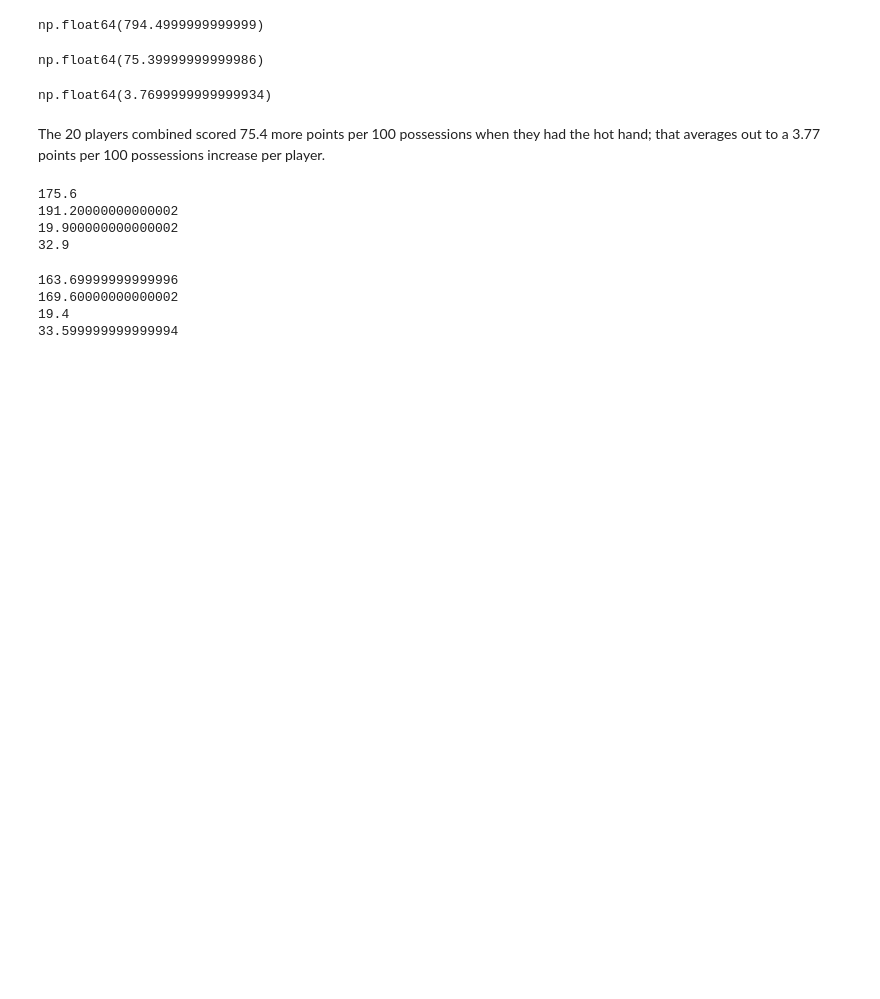
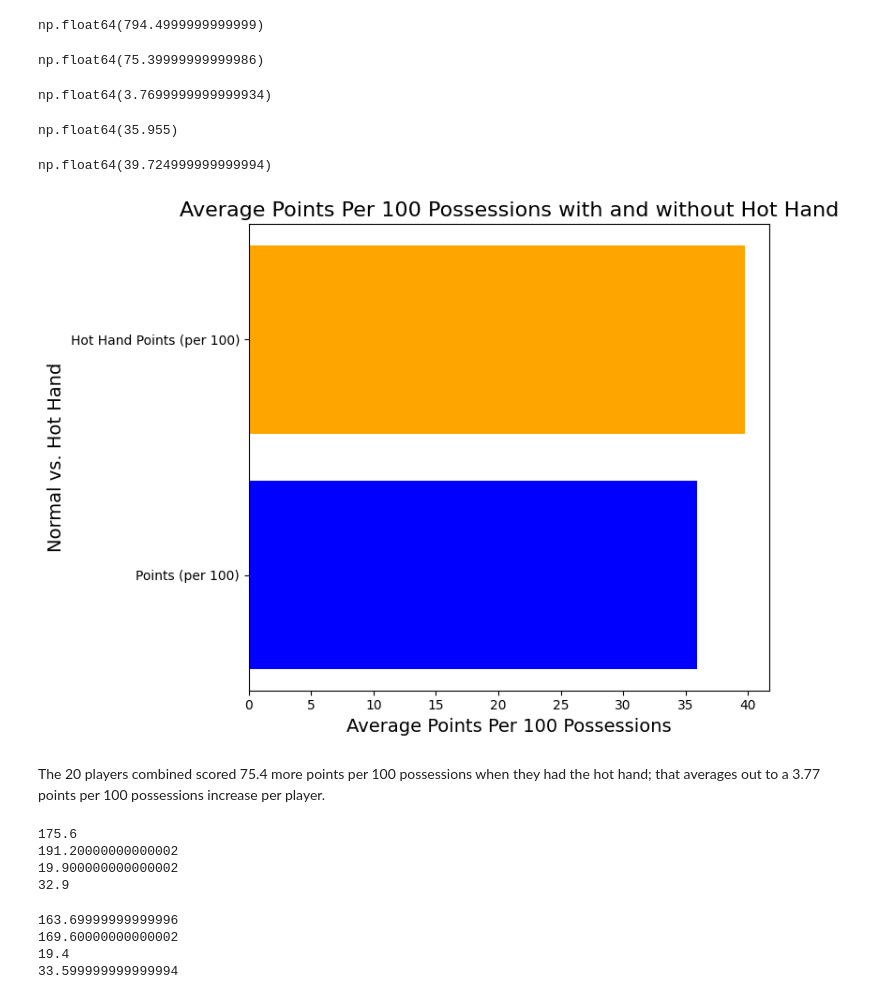
Before and after one commit to zacmac13/Hot-Hand-Project, a Jupyter notebook: HotHand.ipynb, the cells around one changed output. Drawn from its saved outputs; the diff is of its cells as text; code cells hidden in the pictures; blank space fills up the shorter version.

```diff
--- a/HotHand.ipynb
+++ b/HotHand.ipynb
@@ -152,6 +152,31 @@ np.float64(75.39999999999986)
 ((hhpp100_sum) - (pp100_sum)) / 20
 # %% [output]
 np.float64(3.7699999999999934)
+# %%
+pp100_mean = hot_hand['Points (per 100)'].mean()
+pp100_mean
+# %% [output]
+np.float64(35.955)
+# %%
+hhpp100_mean = hot_hand['Hot Hand Points (per 100)'].mean()
+hhpp100_mean
+# %% [output]
+np.float64(39.724999999999994)
+# %%
+plt.figure(figsize=(8, 6))
+
+plt.barh(['Points (per 100)', 'Hot Hand Points (per 100)'],
+        [pp100_mean, hhpp100_mean],
+        color=['blue', 'orange'])
+
+plt.title('Average Points Per 100 Possessions with and without Hot Hand', fontsize=16)
+plt.ylabel('Normal vs. Hot Hand', fontsize=14)
+plt.xlabel('Average Points Per 100 Possessions', fontsize=14)
+
+plt.tight_layout()
+plt.show()
+# %% [output]
+[figure, added]
 # %% [markdown]
 The 20 players combined scored 75.4 more points per 100 possessions when they had the hot hand; that averages out to a 3.77 points per 100 possessions increase per player.
 # %%
```
Also changed, not shown: parts of 14 cells of this notebook.
